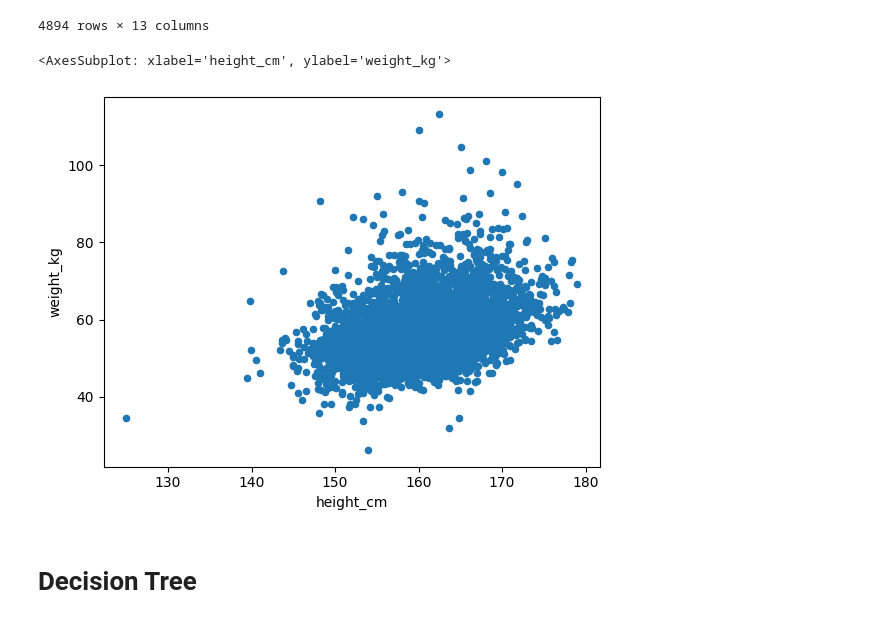
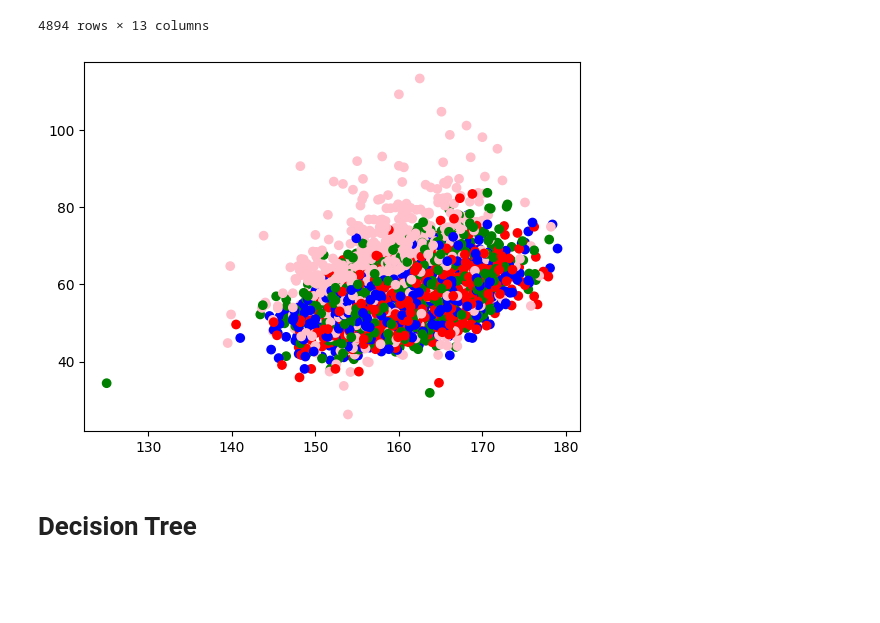
Before and after one commit to kookwangs/DataMiningProject, a Jupyter notebook: gift.ipynb, the cells around one changed output. Saved outputs shown, nothing was run; the diff lists cells and outputs as text; code cells hidden in the pictures; blank space fills up the shorter version.

```diff
--- a/gift.ipynb
+++ b/gift.ipynb
@@ -111,11 +115,14 @@ data5
 | 13313 | 62.0 | F | 156.2 | 40.0 | 20.2 | 61.0 | 115.0 | 18.5 | ... |
 | 13318 | 64.0 | F | 146.1 | 57.7 | 40.4 | 68.0 | 121.0 | 19.3 | ... |
 4894 rows × 13 columns
-# %%
-data5.plot.scatter(x='height_cm',y='weight_kg')
-# %% [output]
-<AxesSubplot: xlabel='height_cm', ylabel='weight_kg'>
-[figure, removed]
+# %%
+#data5.plot.scatter(x='height_cm',y='weight_kg')
+fig, ax = plt.subplots()
+colors = {'A':'red','B':'green','C':'blue','D':'pink'}
+ax.scatter(x=data5['height_cm'],y=data5['weight_kg'],c=data5['class'].map(colors))
+plt.show()
+# %% [output]
+[figure, added]
 # %% [markdown]
 # Decision Tree
 # %%
```
Also changed, not shown: parts of 3 cells of this notebook.
